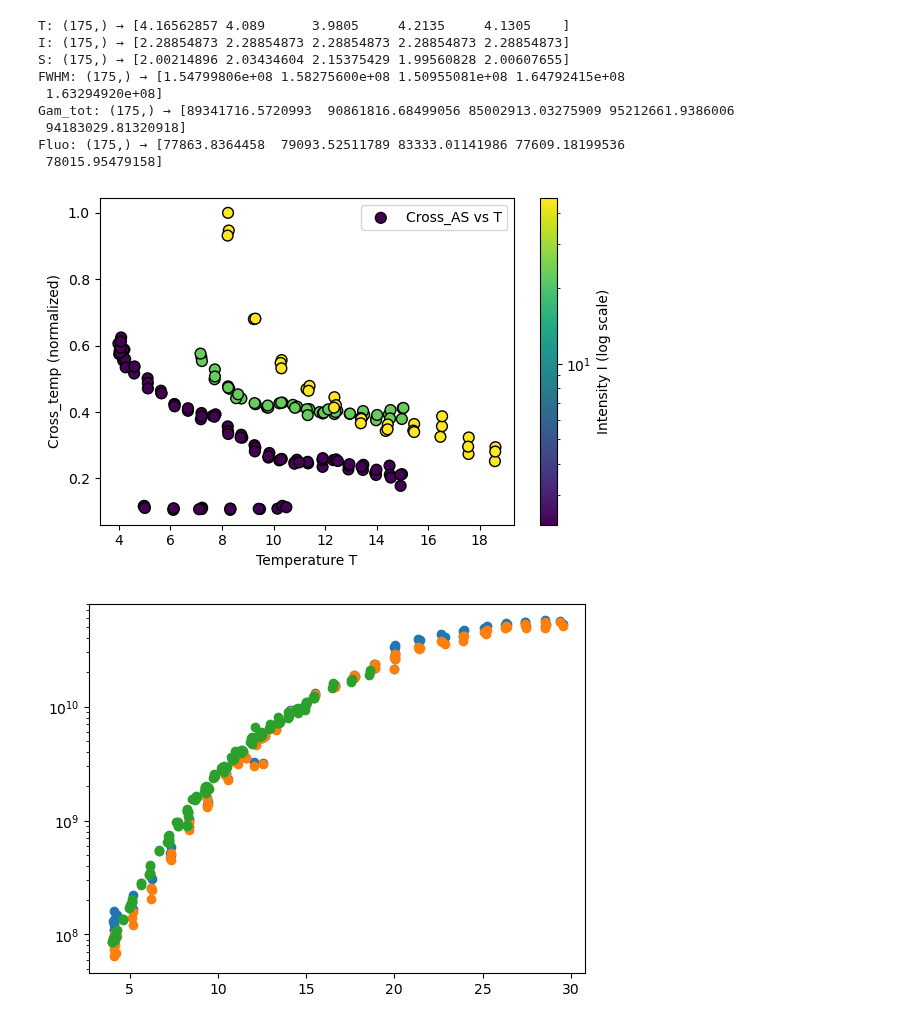
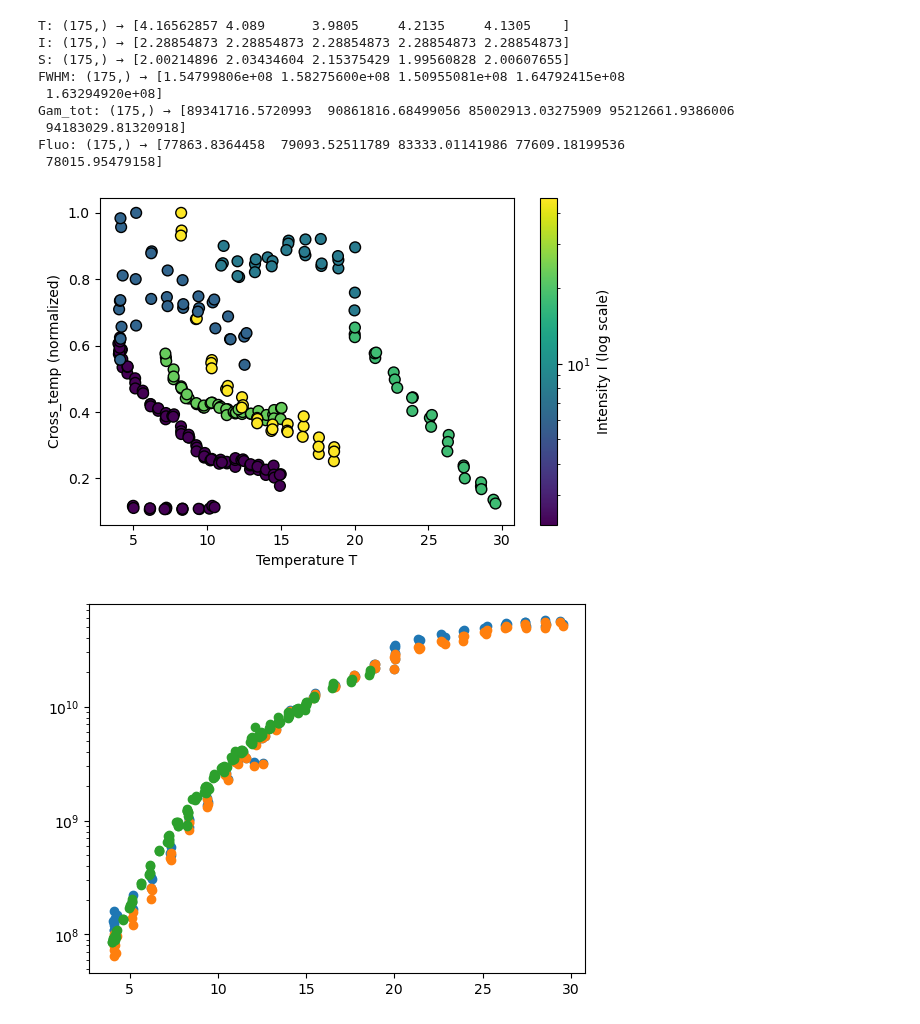
Before and after one commit to Daniele-PyBECTN/molecular_quantum_optics, a Jupyter notebook: Anomalous_saturation/dana_analysis/power_scans.ipynb, the cells around one changed output. Saved outputs shown, nothing was run; the diff lists cells and outputs as text; code cells hidden in the pictures.

```diff
--- a/Anomalous_saturation/dana_analysis/power_scans.ipynb
+++ b/Anomalous_saturation/dana_analysis/power_scans.ipynb
@@ -316,35 +316,63 @@ Snew_temp2 = Fluo_temp2/Rinfty2/(1-Fluo_temp2/Rinfty2)
 Cross_temp_new2 = Snew_temp2 * Gam_tot_temp2/I_temp2 #*(1+Snew_temp)**.5
 Cross_temp_new2 = Cross_temp_new2 / np.amax(Cross_temp_new2)
 
 # Avoid zero or negative values for log normalization
 I_postemp2 = np.clip(I_temp2, np.min(I_temp2[I_temp2 > 0]), None)
 
 plt.figure(figsize=(6, 4))
 
 # Scatter plot with log-scale color normalization
 sctemp = plt.scatter(
     T_temp2, Cross_temp_new2,
     c=I_postemp2,
     cmap='viridis',
     norm=LogNorm(vmin=np.min(I_postemp2), vmax=np.max(I_postemp2)),
     s=60,
     edgecolor='k',
     label="Cross_AS vs T"
 )
 
+
+# --- First dataset (temp)
+#Snew_temp = Fluo_temp / Rinfty / (1 - Fluo_temp / Rinfty)
+Cross_temp_new1 = S_temp1 * Gam_temp1 / I_temp1
+Cross_temp_new1 = Cross_temp_new1 / np.amax(Cross_temp_new1)
+I_postemp1 = np.clip(I_temp1, np.min(I_temp1[I_temp1 > 0]), None)
+
+
+# --- Determine common color scale for both datasets
+vmin = min(np.min(I_postemp1), np.min(I_pos))
+vmax = max(np.max(I_postemp1), np.max(I_pos))
+norm = LogNorm(vmin=vmin, vmax=vmax)
+
+
+# Plot both datasets with same colormap and normalization
+sc1 = plt.scatter(
+    T_temp1, Cross_temp_new1,
+    c=I_postemp1,
+    cmap='viridis',
+    norm=norm,
+    s=60,
+    edgecolor='k',
+    marker='o',
+    label="Cross_temp"
+)
+
+
+
 # Add colorbar
 cbar = plt.colorbar(sctemp)
 cbar.set_label("Intensity I (log scale)")
 
 plt.xlabel("Temperature T")
 plt.ylabel("Cross_temp (normalized)")
 #plt.yscale('log')
 #plt.ylim(0,0.3)
-plt.legend()
+
 plt.tight_layout()
 plt.show()
 # %% [output]
-[figure, old version]
+[figure, new version]
 # %%
 plt.plot(T_temp1, FWHM_temp1, marker='o', linestyle='none')
 plt.plot(T_temp1, Gam_temp1, marker='o', linestyle='none')
```
Also changed, not shown: parts of 3 cells of this notebook.
